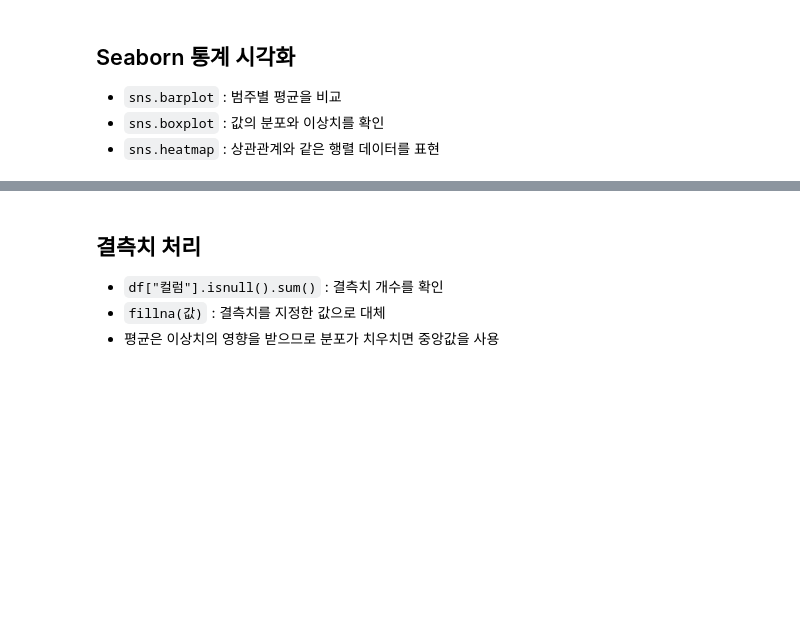
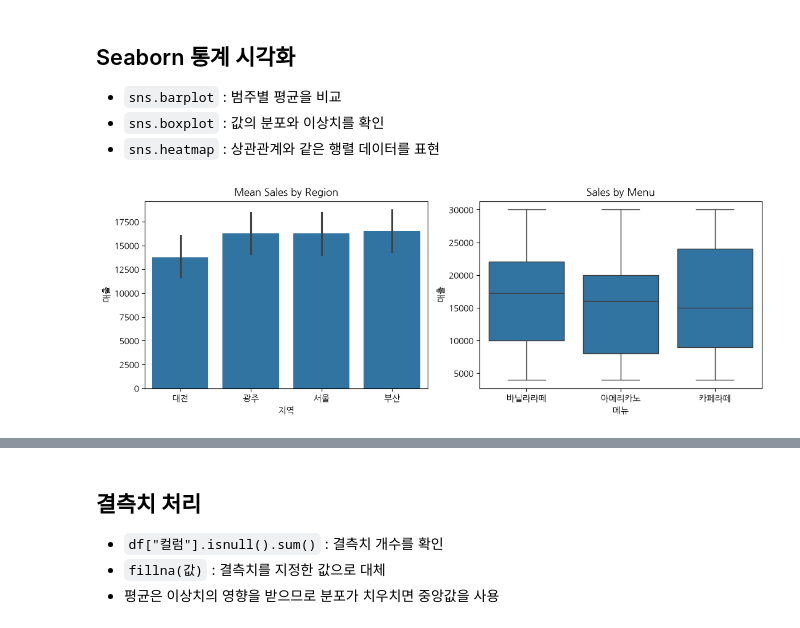
Before and after one commit to ho0829-ui/ssafy-ai, a Jupyter notebook: 00_ai/Day02/배포용/라이브실습/라이브3_실습_빈칸.ipynb, the cells around one changed output, grey strips where cells are left out. Cells and saved outputs as stored; diff of their text form; code cells hidden in the pictures; blank space fills up the shorter version.

```diff
--- a/00_ai/Day02/배포용/라이브실습/라이브3_실습_빈칸.ipynb
+++ b/00_ai/Day02/배포용/라이브실습/라이브3_실습_빈칸.ipynb
@@ -110,16 +140,18 @@ plt.show()
 # %%
 fig, (ax1, ax2) = plt.subplots(1, 2, figsize=(11, 4))
 
 sns.barplot(data=df, x="지역", y="매출", ax=ax1)   # 지역별 평균 매출
 ax1.set_title(L("지역별 평균 매출", "Mean Sales by Region"))
 
 # 메뉴별 매출 분포를 boxplot 으로 그려 보세요 (x축은 "메뉴")
-가로축 = None                        # "메뉴"
+가로축 = "메뉴"                        # "메뉴"
 sns.boxplot(data=df, x=가로축, y="매출", ax=ax2)
 ax2.set_title(L("메뉴별 매출 분포", "Sales by Menu"))
 
 plt.tight_layout()
 plt.show()
+# %% [output]
+[figure, added]
 # %%
 상관표 = df.corr(numeric_only=True)   # 숫자 컬럼끼리의 상관계수
 
```
Also changed, not shown: parts of 10 cells of this notebook, 1 other file.
